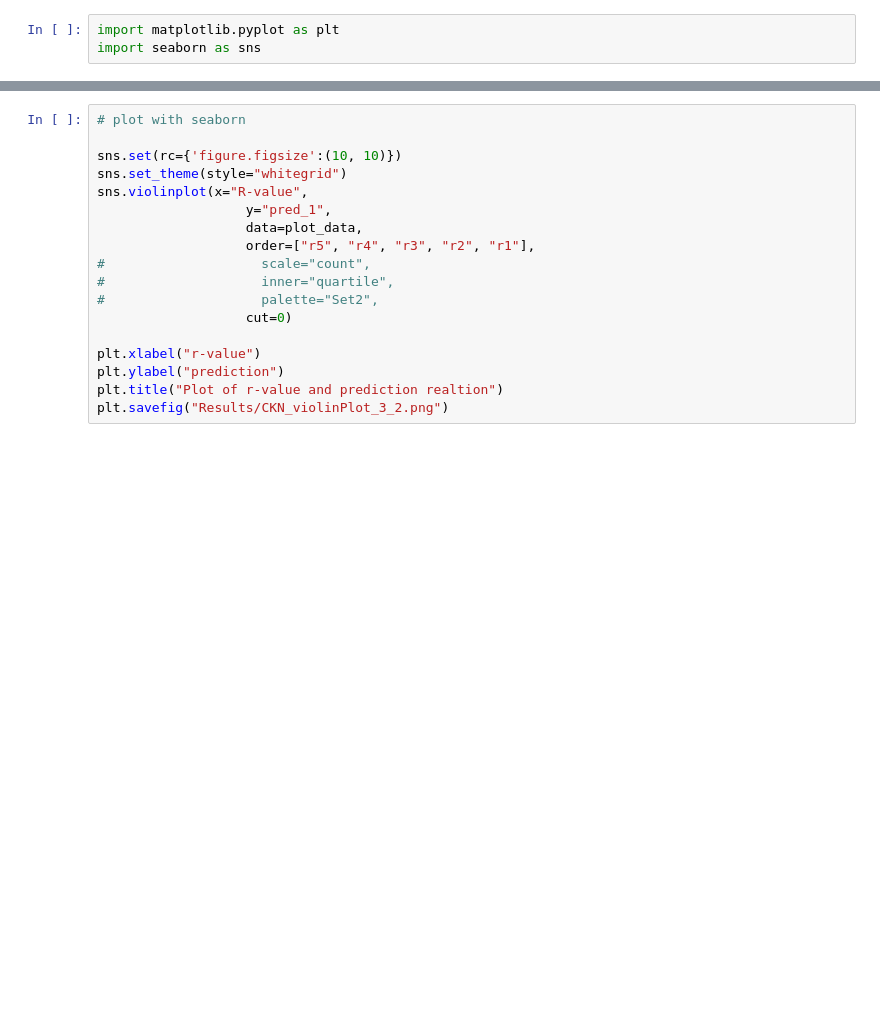
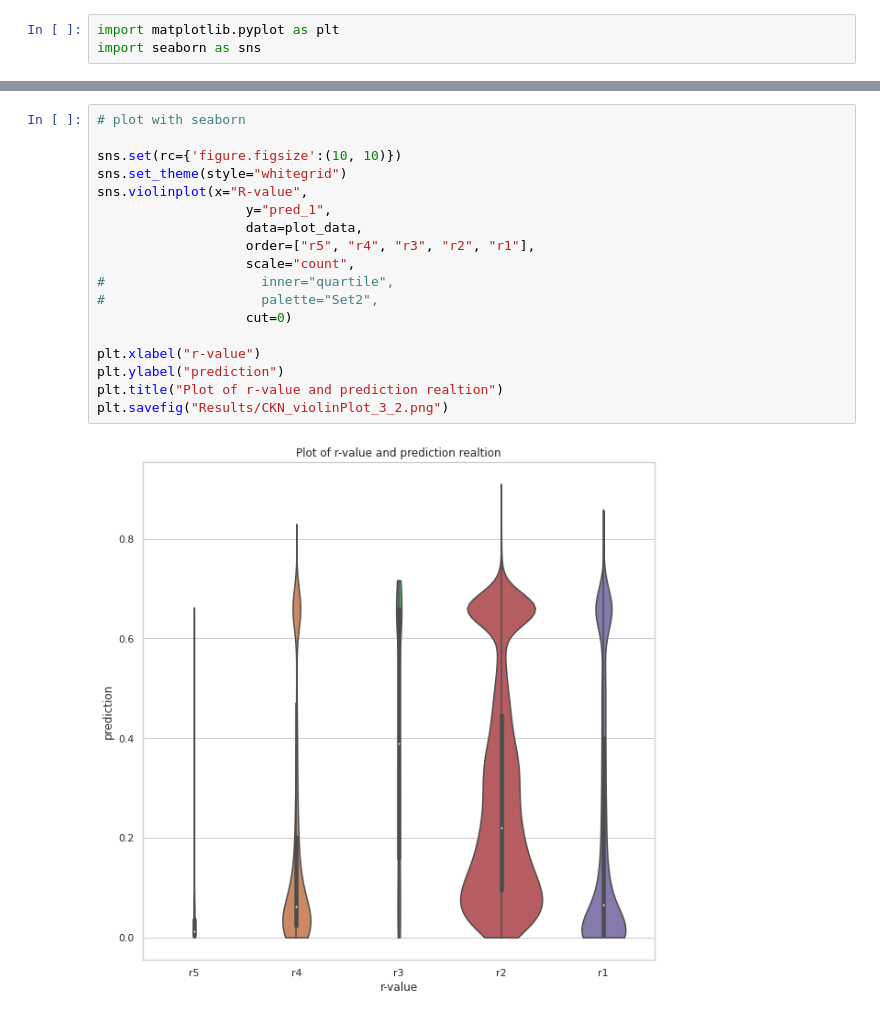
Before and after one commit to MartinMarzi/nib_ckn, a Jupyter notebook: notebooks/CKN-LinkPred_3_2.ipynb, the cells around one changed output, grey strips where cells are left out. Cells and saved outputs as stored; diff of their text form; blank space fills up the shorter version.

```diff
--- a/notebooks/CKN-LinkPred_3_2.ipynb
+++ b/notebooks/CKN-LinkPred_3_2.ipynb
@@ -529,18 +656,20 @@ plot_data.pred_1.hist()
 # %%
 # plot with seaborn
 
 sns.set(rc={'figure.figsize':(10, 10)})
 sns.set_theme(style="whitegrid")
 sns.violinplot(x="R-value",
                    y="pred_1",
                    data=plot_data,
                    order=["r5", "r4", "r3", "r2", "r1"],
-#                    scale="count",
+                   scale="count",
 #                    inner="quartile",
 #                    palette="Set2",
                    cut=0)
 
 plt.xlabel("r-value")
 plt.ylabel("prediction")
 plt.title("Plot of r-value and prediction realtion")
 plt.savefig("Results/CKN_violinPlot_3_2.png")
+# %% [output]
+[figure, added]
```
Also changed, not shown: parts of 17 cells of this notebook, 12 other files.
